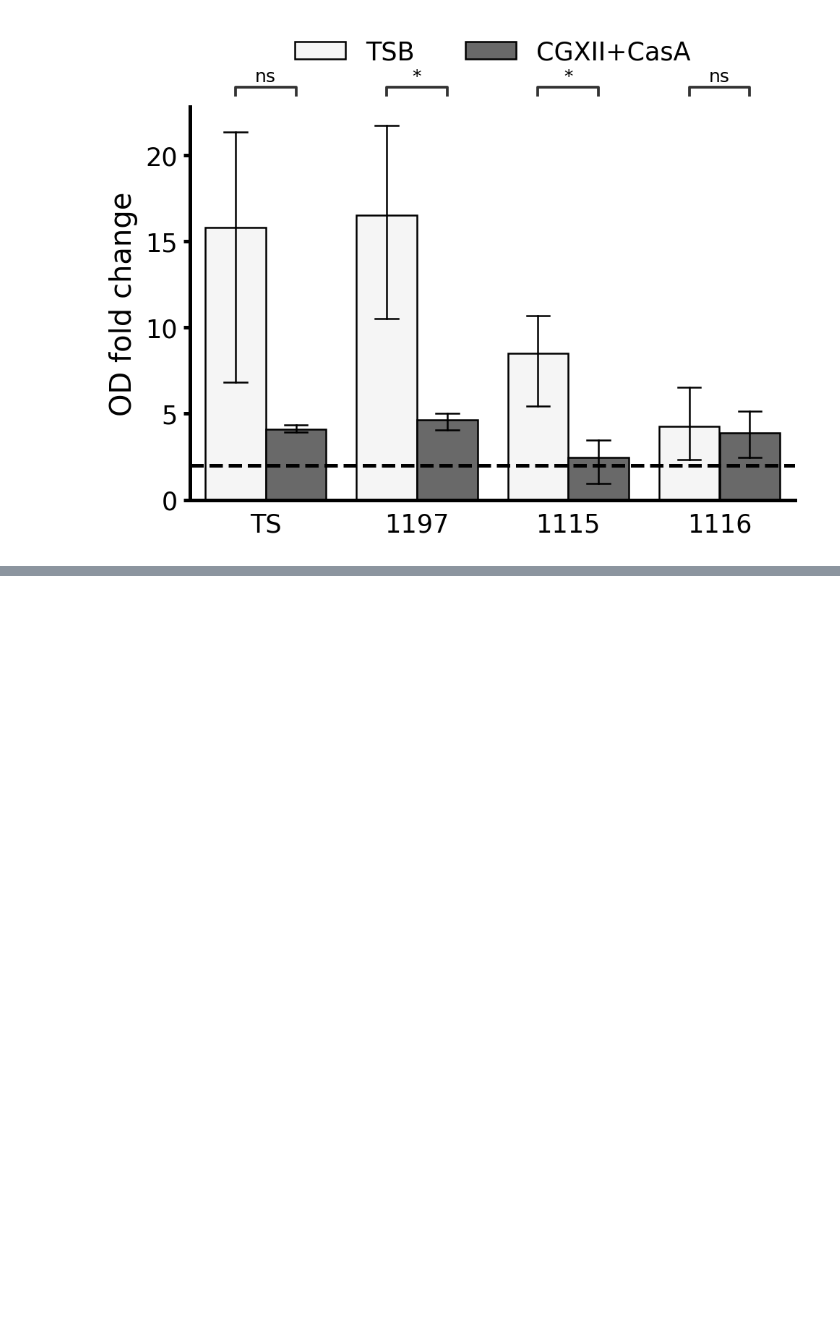
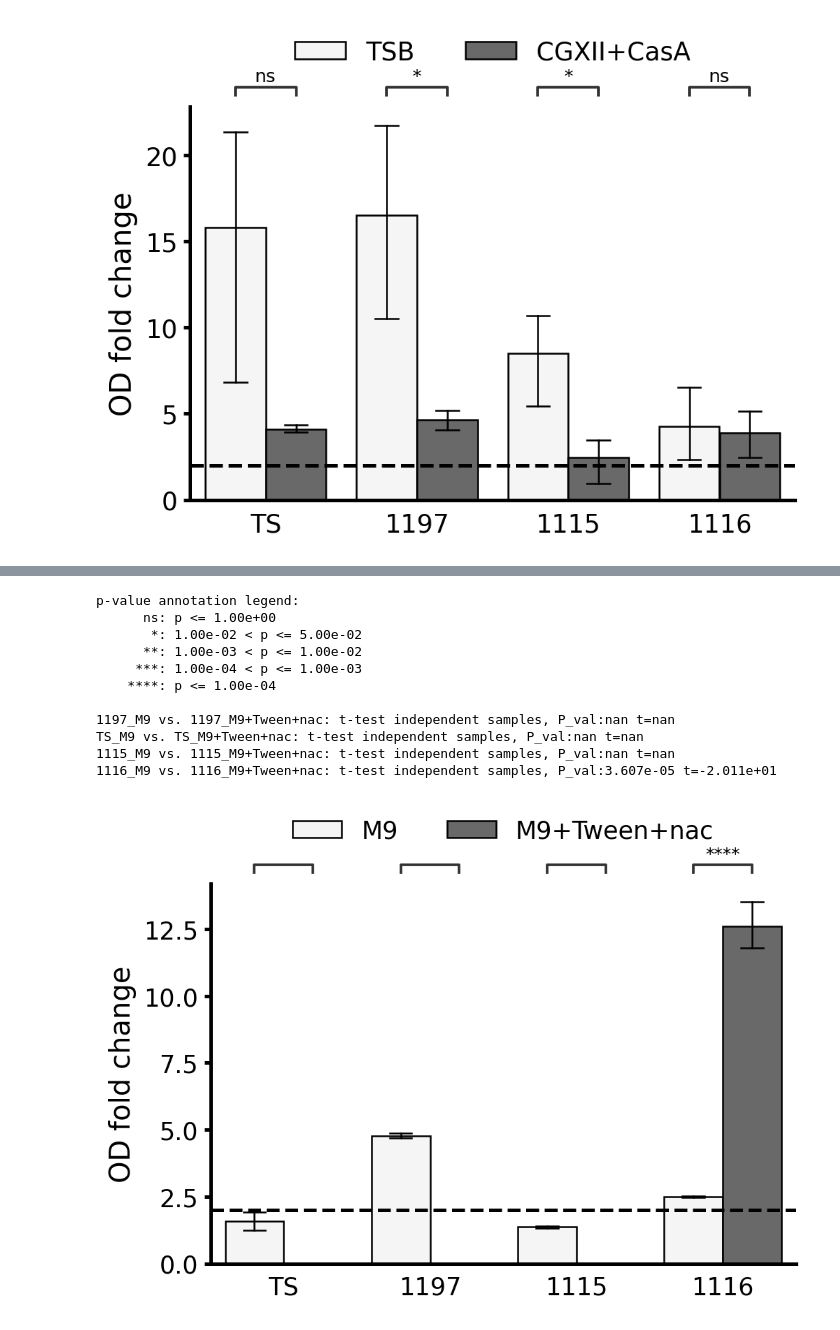
Before and after one commit to draeger-lab/C_striatum_wetlab, a Jupyter notebook: growth_binary/binary_eval.ipynb, the cells around one changed output, grey strips where cells are left out. Cells and saved outputs as stored; diff of their text form; code cells hidden in the pictures; blank space fills up the shorter version.

```diff
--- a/growth_binary/binary_eval.ipynb
+++ b/growth_binary/binary_eval.ipynb
@@ -865,0 +984,10 @@ TS_TSB vs. TS_CGXII+CasA: t-test independent samples, P_val:6.108e-02 t=2.584e+0
+# %%
+datasets = [
+    'growth_binary_results/M9_230203.csv', # 14
+    'growth_binary_results/M9_230209.csv', # 16
+]
+# read csv files
+frames = [pd.read_csv(df) for df in datasets]
+# add all frames to one frame
+data = pd.concat(frames, axis=0)
+data
@@ -865,0 +1002,13 @@ TS_TSB vs. TS_CGXII+CasA: t-test independent samples, P_val:6.108e-02 t=2.584e+0
+# %%
+# use stack() to bring short and measurment into rows
+new = pd.DataFrame(data.set_index('short').sort_index().T.stack()).reset_index().rename({0:'OD'}, axis=1)
+# split strain description
+new[['strain', 'time', 'sample']] = new.level_0.str.split('-', expand=True)
+# create two dataframes (at t=0 and at t=24)
+time = [v for k, v in new.groupby('time')]
+change = time[1]
+# determine fold change by dividing t=24 by t=0
+change['OD fold change'] = time[1]['OD'].values / time[0]['OD'].values
+# change strain from lab names to real names
+change['strain'].replace(STRAINS_LAB, inplace=True)
+change
@@ -865,0 +1033,23 @@ TS_TSB vs. TS_CGXII+CasA: t-test independent samples, P_val:6.108e-02 t=2.584e+0
+# %%
+# inputs that wont change
+data = change
+x = 'strain'
+y = 'OD fold change'
+hue = 'short'
+# %%
+# input
+hue_order = ['M9', 'M9+Tween+nac']
+fig = create_barplot_stats(data,x,y,hue,hue_order)
+# %% [output]
+p-value annotation legend:
+      ns: p <= 1.00e+00
+       *: 1.00e-02 < p <= 5.00e-02
+      **: 1.00e-03 < p <= 1.00e-02
+     ***: 1.00e-04 < p <= 1.00e-03
+    ****: p <= 1.00e-04
+
+1197_M9 vs. 1197_M9+Tween+nac: t-test independent samples, P_val:nan t=nan
+TS_M9 vs. TS_M9+Tween+nac: t-test independent samples, P_val:nan t=nan
+1115_M9 vs. 1115_M9+Tween+nac: t-test independent samples, P_val:nan t=nan
+1116_M9 vs. 1116_M9+Tween+nac: t-test independent samples, P_val:3.607e-05 t=-2.011e+01
+[figure, added]
```
Also changed, not shown: parts of 20 cells of this notebook, 17 other files.
